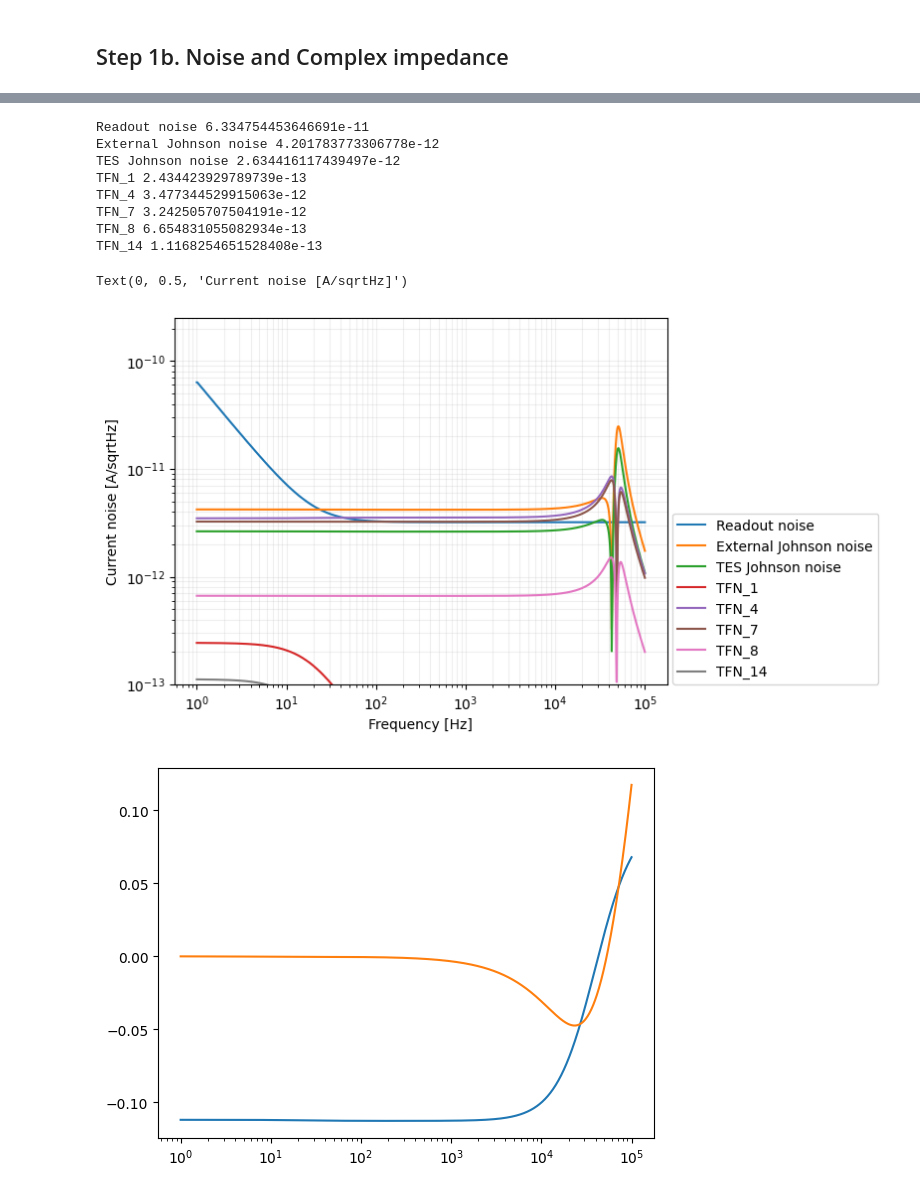
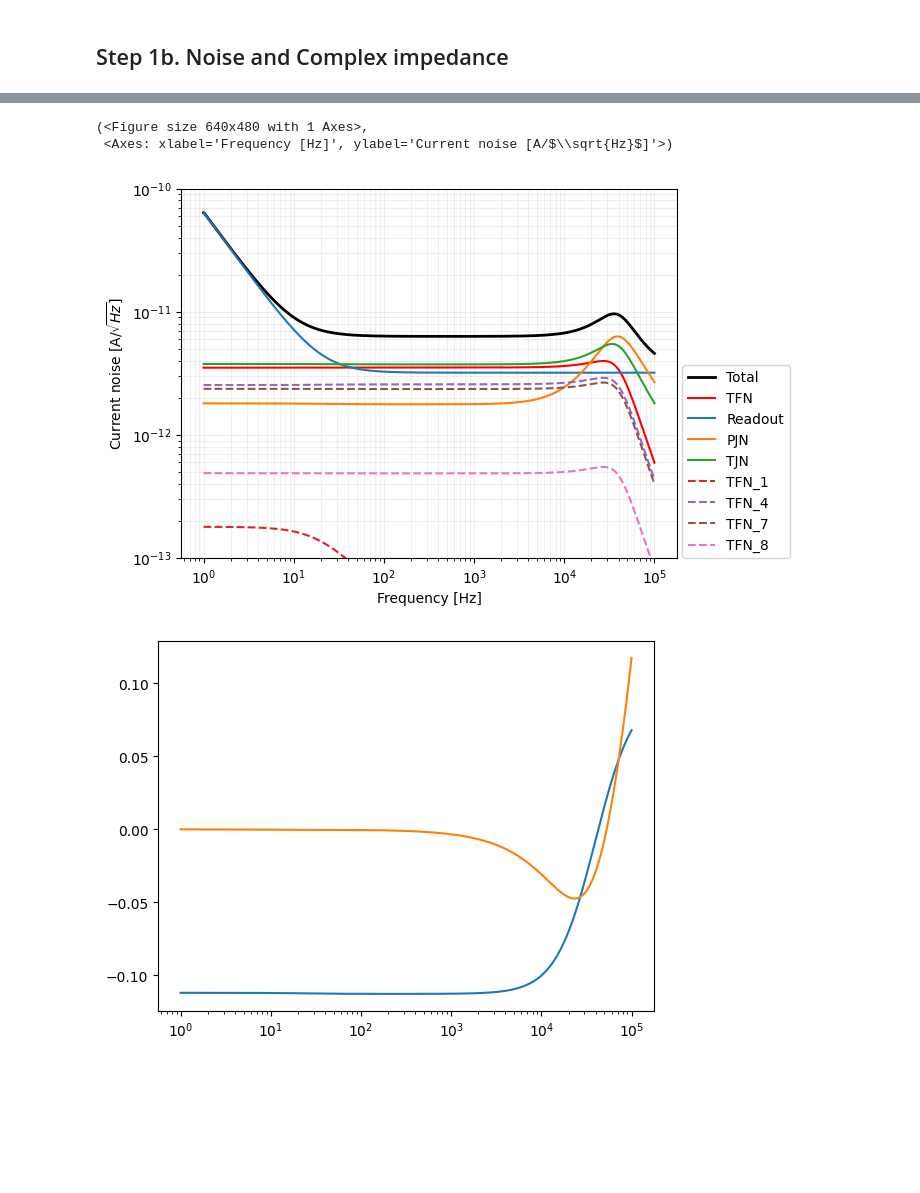
Before and after one commit to EdmondRen/TES_thermal_model, a Jupyter notebook: python/analysis.ipynb, the cells around one changed output, grey strips where cells are left out. Drawn from its saved outputs; the diff is of its cells as text; code cells hidden in the pictures; blank space fills up the shorter version.

```diff
--- a/python/analysis.ipynb
+++ b/python/analysis.ipynb
@@ -113,27 +117,9 @@ plt.plot(t, y[:,1])
-# %%
-lower_lim = 1e-13
-for key in noise_current:
-    noise = abs(noise_current[key])
-    if noise[0]<lower_lim:
-        continue
-    plt.loglog(frequencies, noise, label=key)
-    print(key, noise[0])
-plt.legend(loc=(1.01,0))
-plt.ylim(lower_lim,)
-plt.grid(which="both", alpha=0.2)
-plt.xlabel("Frequency [Hz]")
-plt.ylabel("Current noise [A/sqrtHz]")
-# %% [output]
-Readout noise 6.334754453646691e-11
-External Johnson noise 4.201783773306778e-12
-TES Johnson noise 2.634416117439497e-12
-TFN_1 2.434423929789739e-13
-TFN_4 3.477344529915063e-12
-TFN_7 3.242505707504191e-12
-TFN_8 6.654831055082934e-13
-TFN_14 1.1168254651528408e-13
-Text(0, 0.5, 'Current noise [A/sqrtHz]')
-[figure, removed]
+# %%
+model.plot_noise_current()
+# %% [output]
+(<Figure size 640x480 with 1 Axes>,
+ <Axes: xlabel='Frequency [Hz]', ylabel='Current noise [A/$\\sqrt{Hz}$]'>)
+[figure, added]
 # %%
 didv = model.get_dIdV()
 plt.plot(model.frequencies, (1/didv).real)
```
Also changed, not shown: parts of 8 cells of this notebook, 4 other files.
